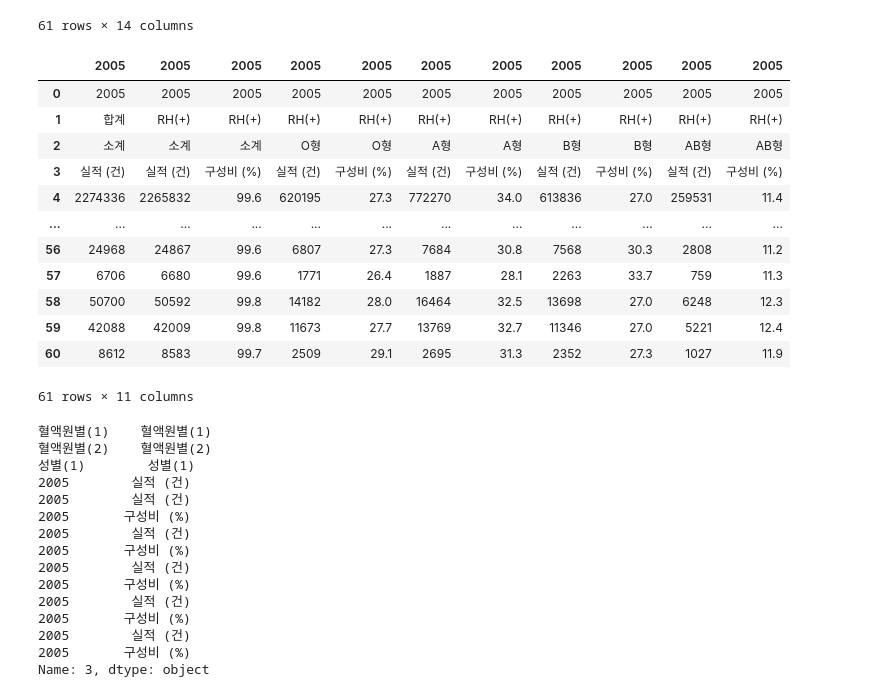
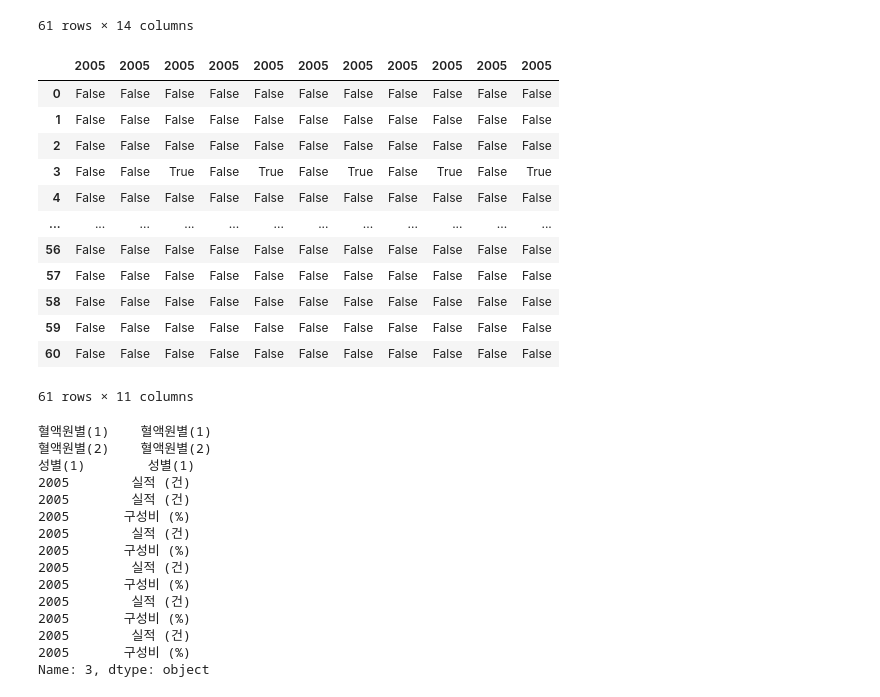
Before and after one commit to dch9610/BAB_Project, a Jupyter notebook: 혈액형별_헌혈통계.ipynb, the cells around one changed output. Cells and saved outputs as stored; diff of their text form; code cells hidden in the pictures.

```diff
--- a/혈액형별_헌혈통계.ipynb
+++ b/혈액형별_헌혈통계.ipynb
@@ -125,22 +125,22 @@ blood_2005_RHp
 | 59 | 대한적십자사 외 | 소계 | 남 | 42088 | 42009 | 99.8 | 11673 | 27.7 | 13769 | 32.7 | 11346 | ... |
 | 60 | 대한적십자사 외 | 소계 | 여 | 8612 | 8583 | 99.7 | 2509 | 29.1 | 2695 | 31.3 | 2352 | ... |
 61 rows × 14 columns
-# %%
-blood_2005_RHp['2005']
-# %% [output]
-|  | 2005 | 2005 | 2005 | 2005 | 2005 | 2005 | 2005 | 2005 | 2005 | 2005 | 2005 |
-| 0 | 2005 | 2005 | 2005 | 2005 | 2005 | 2005 | 2005 | 2005 | 2005 | 2005 | 2005 |
-| 1 | 합계 | RH(+) | RH(+) | RH(+) | RH(+) | RH(+) | RH(+) | RH(+) | RH(+) | RH(+) | RH(+) |
-| 2 | 소계 | 소계 | 소계 | O형 | O형 | A형 | A형 | B형 | B형 | AB형 | AB형 |
-| 3 | 실적 (건) | 실적 (건) | 구성비 (%) | 실적 (건) | 구성비 (%) | 실적 (건) | 구성비 (%) | 실적 (건) | 구성비 (%) | 실적 (건) | 구성비 (%) |
-| 4 | 2274336 | 2265832 | 99.6 | 620195 | 27.3 | 772270 | 34.0 | 613836 | 27.0 | 259531 | 11.4 |
-| ... | ... | ... | ... | ... | ... | ... | ... | ... | ... | ... | ... |
-| 56 | 24968 | 24867 | 99.6 | 6807 | 27.3 | 7684 | 30.8 | 7568 | 30.3 | 2808 | 11.2 |
-| 57 | 6706 | 6680 | 99.6 | 1771 | 26.4 | 1887 | 28.1 | 2263 | 33.7 | 759 | 11.3 |
-| 58 | 50700 | 50592 | 99.8 | 14182 | 28.0 | 16464 | 32.5 | 13698 | 27.0 | 6248 | 12.3 |
-| 59 | 42088 | 42009 | 99.8 | 11673 | 27.7 | 13769 | 32.7 | 11346 | 27.0 | 5221 | 12.4 |
-| 60 | 8612 | 8583 | 99.7 | 2509 | 29.1 | 2695 | 31.3 | 2352 | 27.3 | 1027 | 11.9 |
-61 rows × 11 columns
+# %%
+[blood_2005_RHp['2005']== '구성비 (%)'].dro
+# %% [output]
+|  | 2005 | 2005 | 2005 | 2005 | 2005 | 2005 | 2005 | 2005 | 2005 | 2005 | 2005 |
+| 0 | False | False | False | False | False | False | False | False | False | False | False |
+| 1 | False | False | False | False | False | False | False | False | False | False | False |
+| 2 | False | False | False | False | False | False | False | False | False | False | False |
+| 3 | False | False | True | False | True | False | True | False | True | False | True |
+| 4 | False | False | False | False | False | False | False | False | False | False | False |
+| ... | ... | ... | ... | ... | ... | ... | ... | ... | ... | ... | ... |
+| 56 | False | False | False | False | False | False | False | False | False | False | False |
+| 57 | False | False | False | False | False | False | False | False | False | False | False |
+| 58 | False | False | False | False | False | False | False | False | False | False | False |
+| 59 | False | False | False | False | False | False | False | False | False | False | False |
+| 60 | False | False | False | False | False | False | False | False | False | False | False |
+61 rows × 11 columns
 # %%
 blood_2005_RHp.iloc[3]
 # %% [output]
```
